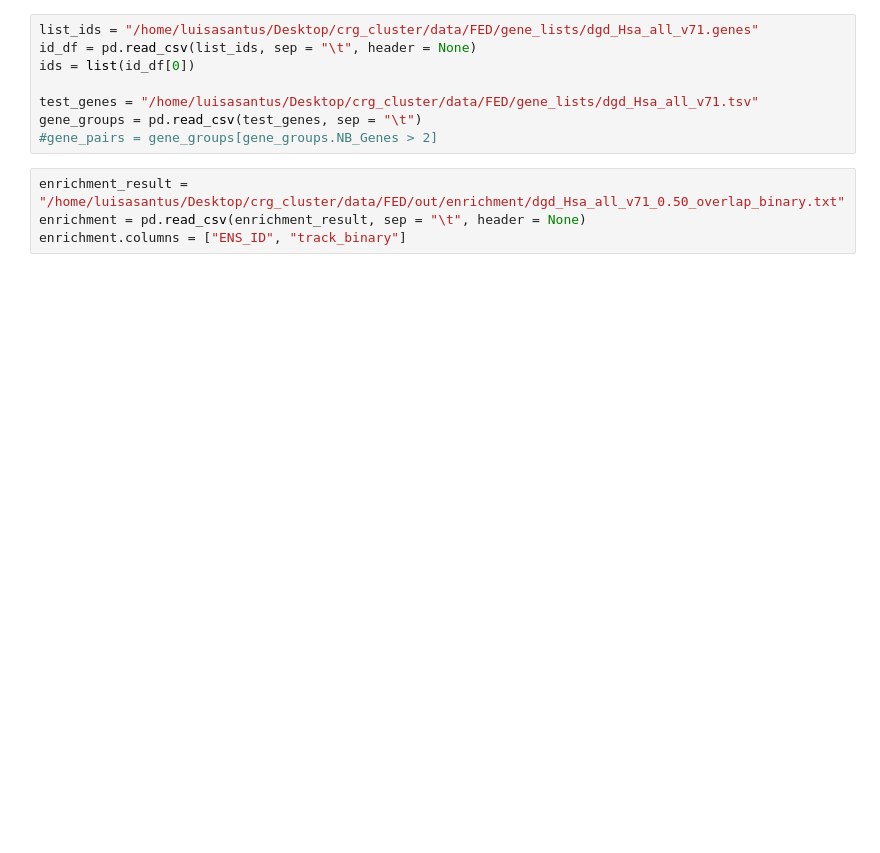
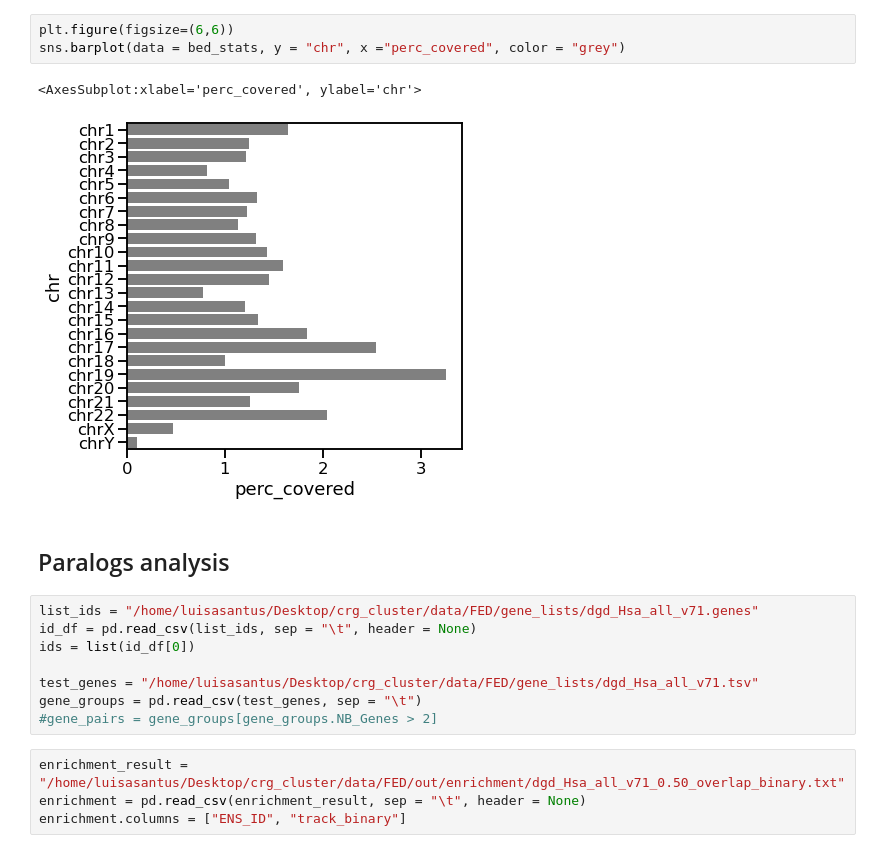
Before and after one commit to luisas/FED, a Jupyter notebook: src/notebook/01_paralogs.ipynb, the cells around one changed output. Drawn from its saved outputs; the diff is of its cells as text; blank space fills up the shorter version.

```diff
--- a/src/notebook/01_paralogs.ipynb
+++ b/src/notebook/01_paralogs.ipynb
@@ -3,3 +90,11 @@ import pandas as pd
+# %%
+plt.figure(figsize=(6,6))
+sns.barplot(data = bed_stats, y = "chr", x ="perc_covered", color = "grey")
+# %% [output]
+<AxesSubplot:xlabel='perc_covered', ylabel='chr'>
+[figure, added]
+# %% [markdown]
+## Paralogs analysis
 # %%
 list_ids = "/home/luisasantus/Desktop/crg_cluster/data/FED/gene_lists/dgd_Hsa_all_v71.genes"
 id_df = pd.read_csv(list_ids, sep = "\t", header = None)
```
Also changed, not shown: parts of 19 cells of this notebook, 16 other files.
